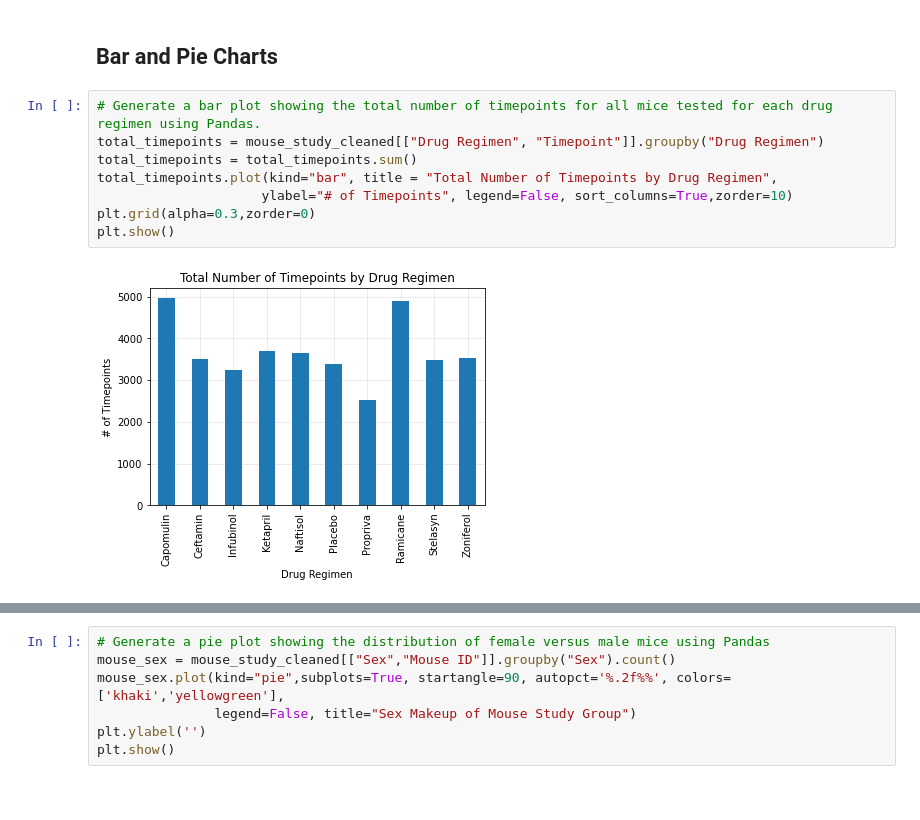
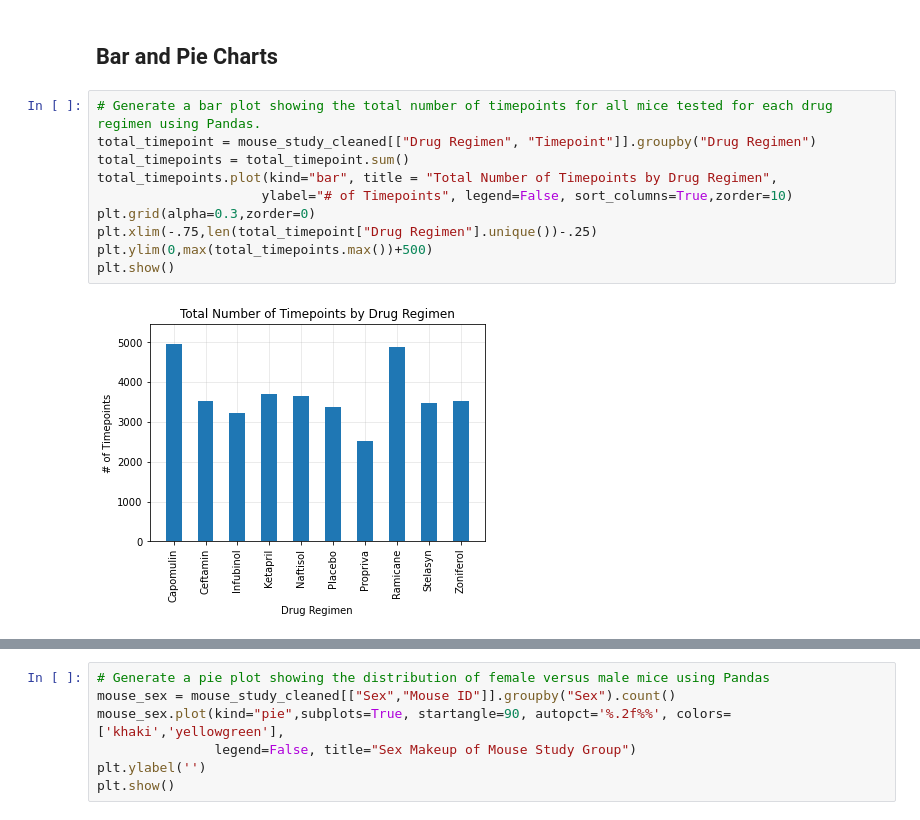
Before and after one commit to anyren/SquamousCellCarcinoma_trials, a Jupyter notebook: Pymaceuticals/pymaceuticals_analysis.ipynb, the cells around one changed output, grey strips where cells are left out. Drawn from its saved outputs; the diff is of its cells as text.

```diff
--- a/Pymaceuticals/pymaceuticals_analysis.ipynb
+++ b/Pymaceuticals/pymaceuticals_analysis.ipynb
@@ -147,14 +147,16 @@ mouse_study_cleaned[["Drug Regimen","Tumor Volume (mm3)"]].groupby("Drug Regimen
 ## Bar and Pie Charts
 # %%
 # Generate a bar plot showing the total number of timepoints for all mice tested for each drug regimen using Pandas.
-total_timepoints = mouse_study_cleaned[["Drug Regimen", "Timepoint"]].groupby("Drug Regimen")
-total_timepoints = total_timepoints.sum()
+total_timepoint = mouse_study_cleaned[["Drug Regimen", "Timepoint"]].groupby("Drug Regimen")
+total_timepoints = total_timepoint.sum()
 total_timepoints.plot(kind="bar", title = "Total Number of Timepoints by Drug Regimen",
                      ylabel="# of Timepoints", legend=False, sort_columns=True,zorder=10)
 plt.grid(alpha=0.3,zorder=0)
+plt.xlim(-.75,len(total_timepoint["Drug Regimen"].unique())-.25)
+plt.ylim(0,max(total_timepoints.max())+500)
 plt.show()
 # %% [output]
-[figure, old version]
+[figure, new version]
 # %%
 # Generate a bar plot showing the total number of timepoints for all mice tested for each drug regimen using pyplot.
 labels = total_timepoints.index
```
Also changed, not shown: parts of 1 cell of this notebook.
